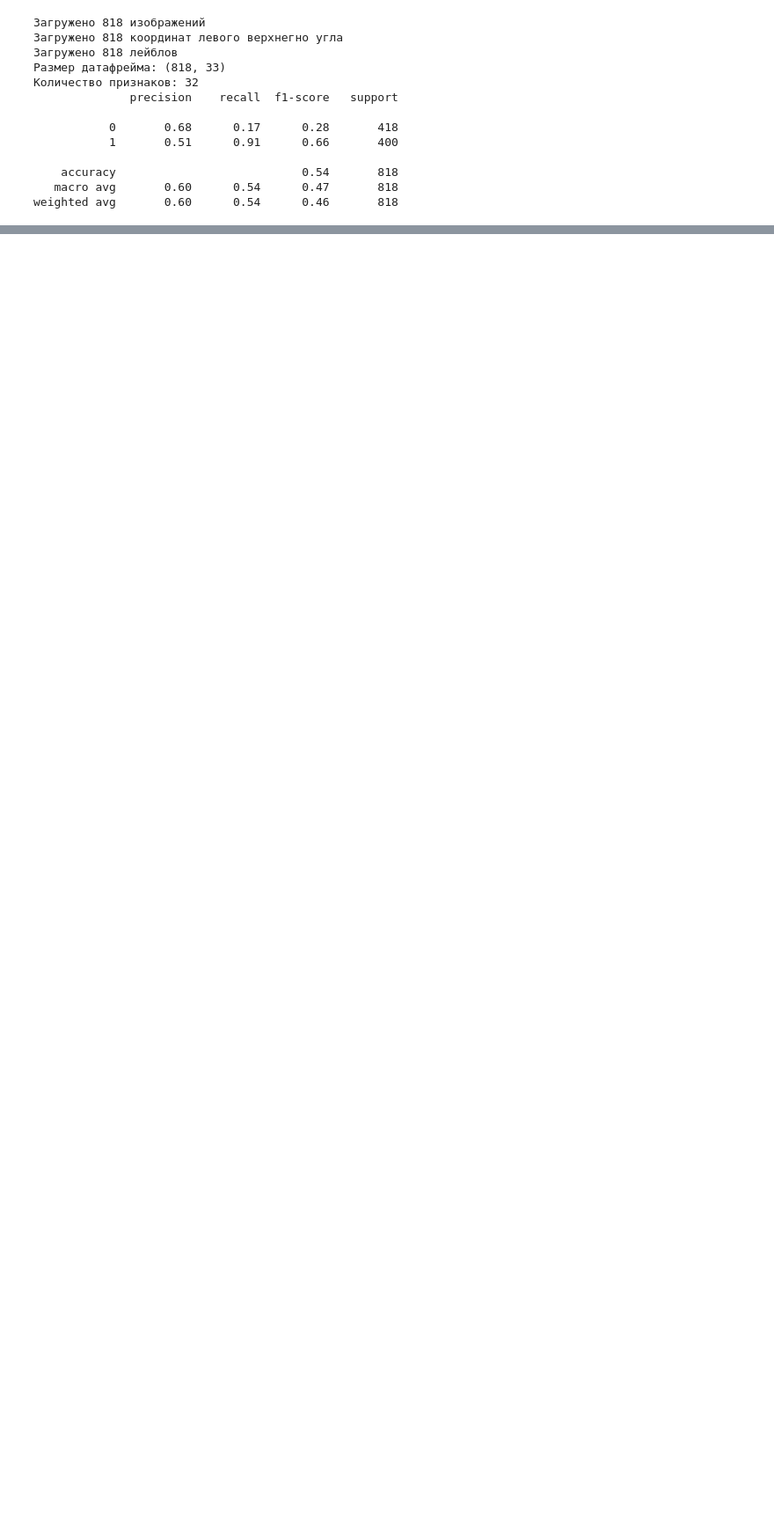
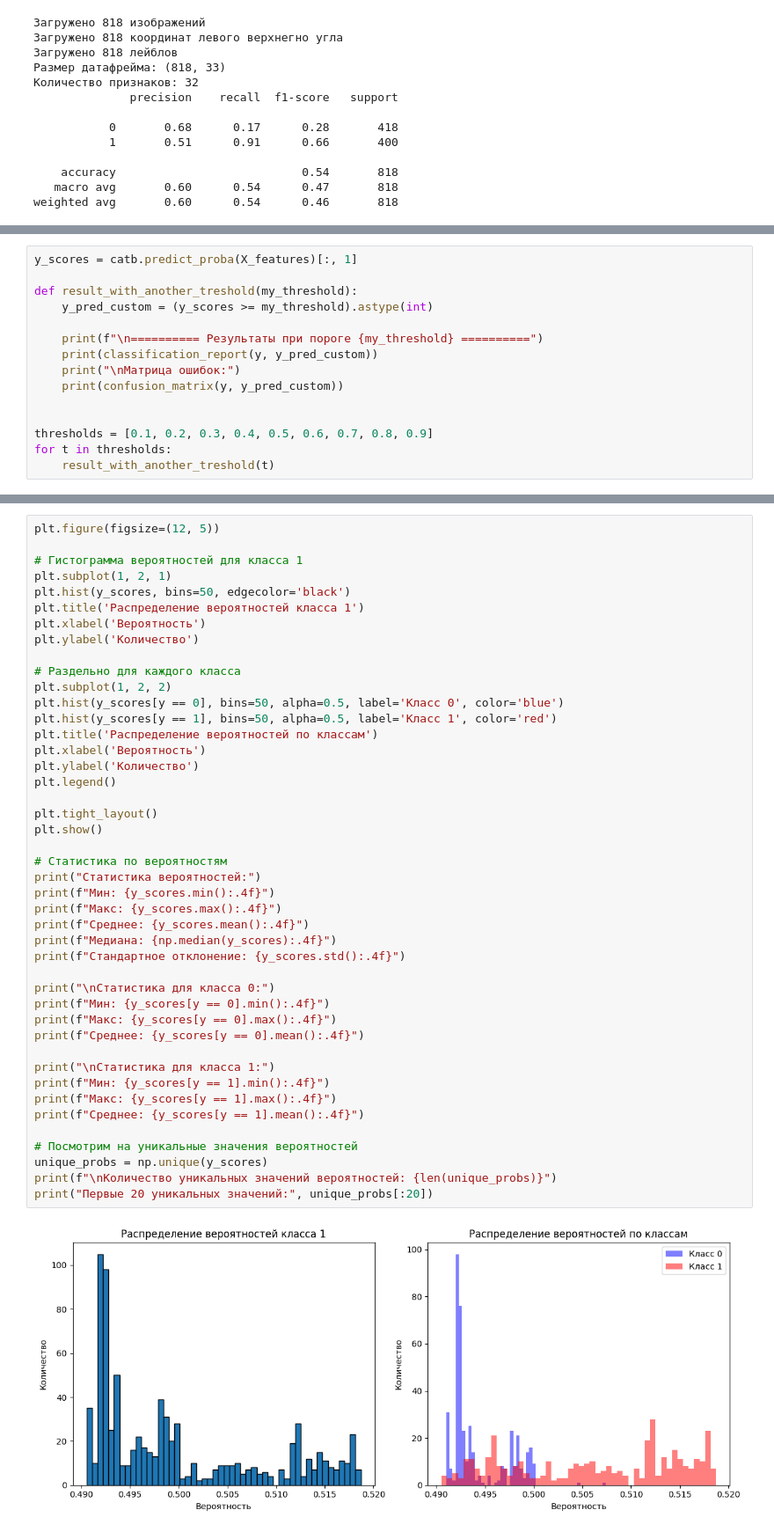
Before and after one commit to EfanRu/QA_Screenshot_Comparator_Advance, a Jupyter notebook: notebooks/Classic_model_7_fix_overeducation3.ipynb, the cells around one changed output, grey strips where cells are left out. Shown at 88% size. Drawn from its saved outputs; the diff is of its cells as text; blank space fills up the shorter version.

```diff
--- a/notebooks/Classic_model_7_fix_overeducation3.ipynb
+++ b/notebooks/Classic_model_7_fix_overeducation3.ipynb
@@ -733,0 +901,15 @@ weighted avg       0.60      0.54      0.46       818
+# %%
+y_scores = catb.predict_proba(X_features)[:, 1]
+
+def result_with_another_treshold(my_threshold):
+    y_pred_custom = (y_scores >= my_threshold).astype(int)
+
+    print(f"\n========== Результаты при пороге {my_threshold} ==========")
+    print(classification_report(y, y_pred_custom))
+    print("\nМатрица ошибок:")
+    print(confusion_matrix(y, y_pred_custom))
+
+
+thresholds = [0.1, 0.2, 0.3, 0.4, 0.5, 0.6, 0.7, 0.8, 0.9]
+for t in thresholds:
+    result_with_another_treshold(t)
@@ -733,0 +934,46 @@ weighted avg       0.60      0.54      0.46       818
+# %%
+plt.figure(figsize=(12, 5))
+
+# Гистограмма вероятностей для класса 1
+plt.subplot(1, 2, 1)
+plt.hist(y_scores, bins=50, edgecolor='black')
+plt.title('Распределение вероятностей класса 1')
+plt.xlabel('Вероятность')
+plt.ylabel('Количество')
+
+# Раздельно для каждого класса
+plt.subplot(1, 2, 2)
+plt.hist(y_scores[y == 0], bins=50, alpha=0.5, label='Класс 0', color='blue')
+plt.hist(y_scores[y == 1], bins=50, alpha=0.5, label='Класс 1', color='red')
+plt.title('Распределение вероятностей по классам')
+plt.xlabel('Вероятность')
+plt.ylabel('Количество')
+plt.legend()
+
+plt.tight_layout()
+plt.show()
+
+# Статистика по вероятностям
+print("Статистика вероятностей:")
+print(f"Мин: {y_scores.min():.4f}")
+print(f"Макс: {y_scores.max():.4f}")
+print(f"Среднее: {y_scores.mean():.4f}")
+print(f"Медиана: {np.median(y_scores):.4f}")
+print(f"Стандартное отклонение: {y_scores.std():.4f}")
+
+print("\nСтатистика для класса 0:")
+print(f"Мин: {y_scores[y == 0].min():.4f}")
+print(f"Макс: {y_scores[y == 0].max():.4f}")
+print(f"Среднее: {y_scores[y == 0].mean():.4f}")
+
+print("\nСтатистика для класса 1:")
+print(f"Мин: {y_scores[y == 1].min():.4f}")
+print(f"Макс: {y_scores[y == 1].max():.4f}")
+print(f"Среднее: {y_scores[y == 1].mean():.4f}")
+
+# Посмотрим на уникальные значения вероятностей
+unique_probs = np.unique(y_scores)
+print(f"\nКоличество уникальных значений вероятностей: {len(unique_probs)}")
+print("Первые 20 уникальных значений:", unique_probs[:20])
+# %% [output]
+[figure, added]
```
Also changed, not shown: parts of 12 cells of this notebook, 3 other files.
